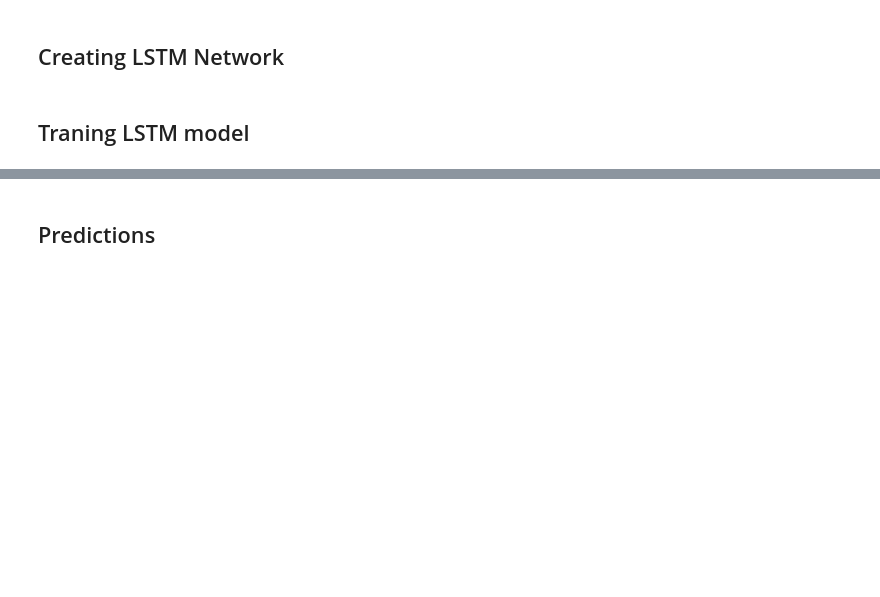
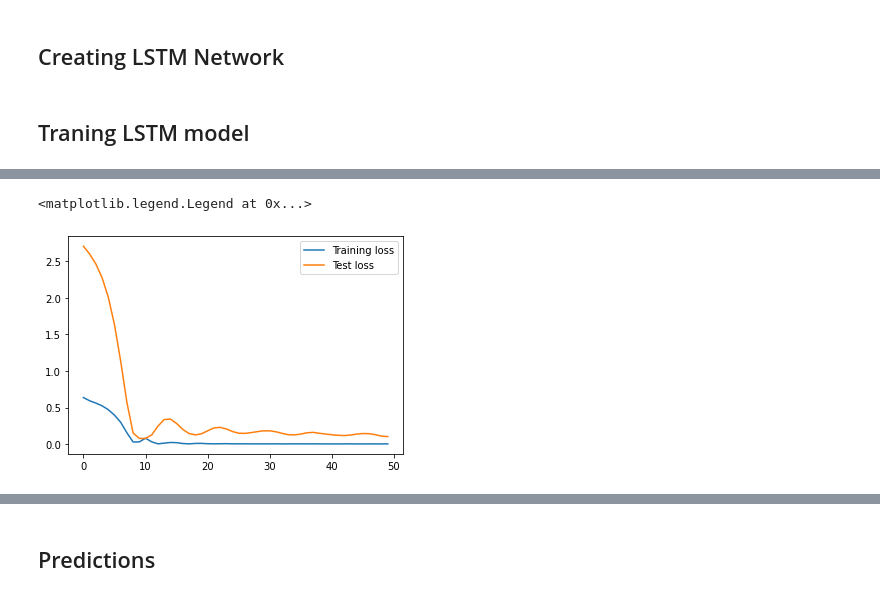
Before and after one commit to brijow/foobar-gamestop, a Jupyter notebook: notebooks/scratchboard.ipynb, the cells around one changed output, grey strips where cells are left out. Cells and saved outputs as stored; diff of their text form; code cells hidden in the pictures; blank space fills up the shorter version.

```diff
--- a/notebooks/scratchboard.ipynb
+++ b/notebooks/scratchboard.ipynb
@@ -206,13 +239,12 @@ class LSTM(nn.Module):
         self.cell_state = torch.zeros(self.num_layers, batch_size ,self.hidden_size).to(device)
         self.hidden = (self.hidden_state, self.cell_state)
 
-    def forward(self, x, forecast_timesteps = 0):
-        batch_size = x.size(0)
+    def forward(self, x):
         lstm_out, self.hidden = self.lstm(
                 x,
                 self.hidden
             )
-        outputs = self.linear(lstm_out.reshape(batch_size,-1))
+        outputs = self.linear(lstm_out.reshape(x.size(0),-1))
         return outputs
 # %% [markdown]
 ## Traning LSTM model
@@ -273,5 +337,7 @@ def train_model(model, device, train_batches, val_batches=None, num_epochs=200):
 # %%
-def visualization(history):
-    plt.plot(history['train'], label="Training loss")
-    plt.plot(history['val'], label="Test loss")
-    plt.legend()
+plt.plot(train_losses, label="Training loss")
+plt.plot(val_losses, label="Test loss")
+plt.legend()
+# %% [output]
+<matplotlib.legend.Legend at 0x...>
+[figure, added]
```
Also changed, not shown: parts of 19 cells of this notebook, 2 other files.
